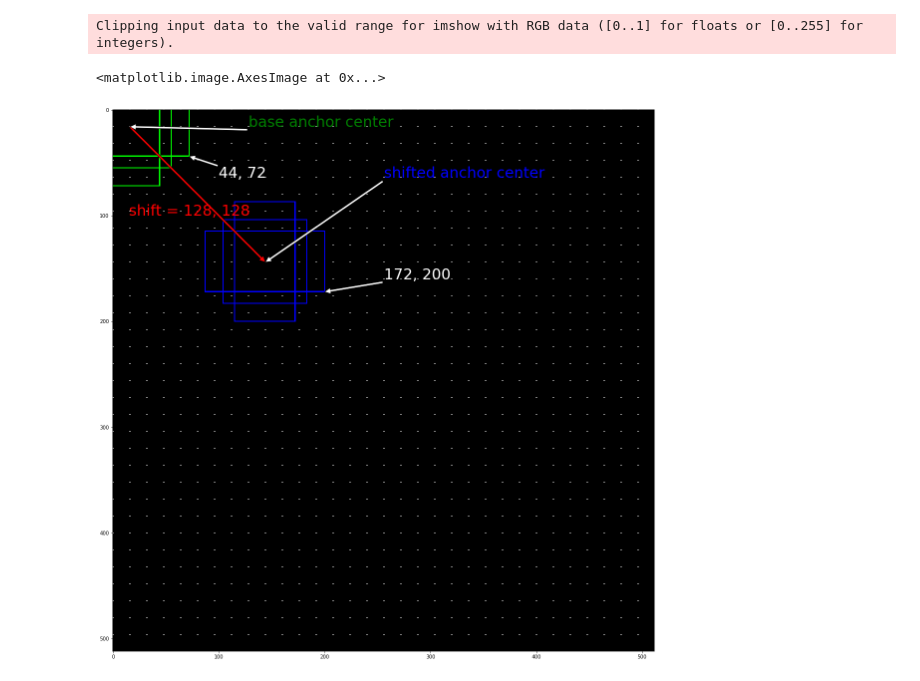
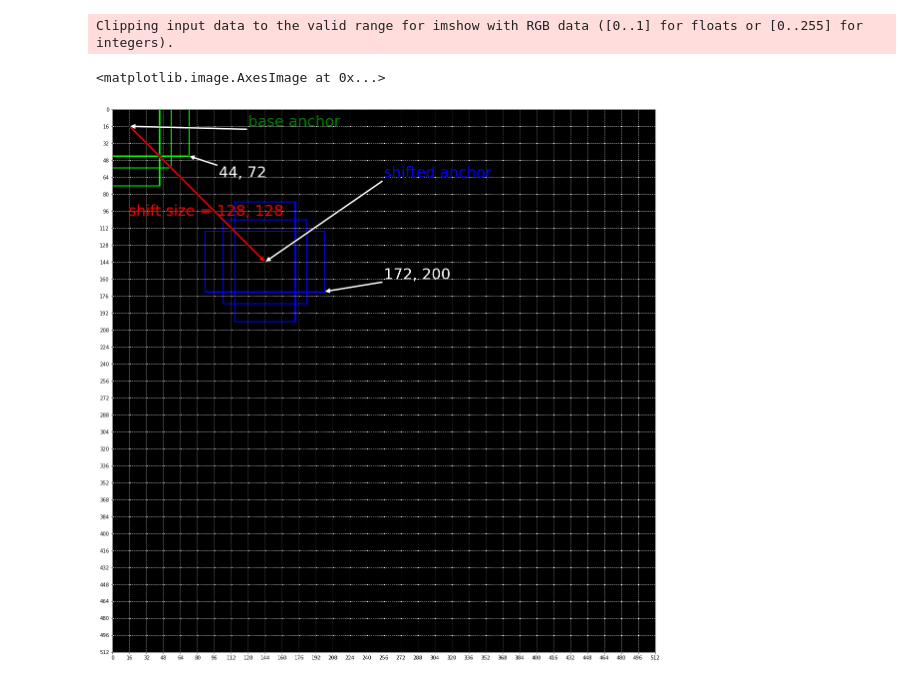
Before and after one commit to whikwon/mpmmdet, a Jupyter notebook: mmdet/anchor/draw_anchor.ipynb, the cells around one changed output. Drawn from its saved outputs; the diff is of its cells as text; code cells hidden in the pictures.

```diff
--- a/mmdet/anchor/draw_anchor.ipynb
+++ b/mmdet/anchor/draw_anchor.ipynb
@@ -88,16 +144,12 @@ Clipping input data to the valid range for imshow with RGB data ([0..1] for floa
 # %%
 base_anchor = gen_base_anchors(32, torch.Tensor([0.5, 1, 2]), torch.Tensor([2, 2*2**(1/3), 2*2**(2/3)]))
 board = np.zeros((512, 512, 3))
-for i in range(512//32):
-    board[i*32,:,:] = 255
-    board[:,i*32,:] = 255
 for shift in shifts.cpu():
     shift = np.array(shift, dtype=np.uint16)
-    board[shift[1], shift[0]] = (255, 255, 0)
-    board[shift[3], shift[2]] = (0, 255, 0)
-board[board>255] = 255
-plt.figure(figsize=(20,20))
-plt.imshow(board)
+    #board[shift[1], shift[0]] = (255, 255, 0)
+    cv2.circle(board, (shift[3], shift[2]), 2, (0,255,0))
+ax = prepare_base_figure((1,1,1), 16)
+ax.imshow(board, extent=[0, 512, 0, 512])
 # %% [output]
 Clipping input data to the valid range for imshow with RGB data ([0..1] for floats or [0..255] for integers).
 <matplotlib.image.AxesImage at 0x...>
@@ -105,40 +157,42 @@ Clipping input data to the valid range for imshow with RGB data ([0..1] for floa
 # %%
 base_anchor = gen_base_anchors(32, torch.Tensor([0.5, 1, 2]), torch.Tensor([2*2**(1/3)]))
 board = np.zeros((512, 512, 3))
+ax = prepare_base_figure((1,1,1), 16)
+
 for shift in shifts.cpu():
     shift = np.array(shift, dtype=np.uint16)
     board[shift[1], shift[0]] = 255
     board[shift[3], shift[2]] = 255
 for anchor in base_anchor:
     x1, y1, x2, y2 = np.array(anchor)
     cv2.rectangle(board, (x1, y1), (x2, y2), (0, 255, 0), 1)
     x1, y1, x2, y2 = np.array(anchor) + 128
     cv2.rectangle(board, (x1, y1), (x2, y2), (0, 0, 255), 1)
 board[board>255] = 255
 
 show_anchor = np.array(base_anchor[2])
 moved_show_anchor = np.array(base_anchor[2]) + 128
-fig = plt.figure(figsize=(20,20))
-ax = fig.add_subplot(111)
+
+
 ax.annotate('', xy=(144, 144), xytext=(16, 16), color='white',size=30,
             arrowprops=dict(facecolor='red', shrink=5),
             )
-ax.annotate('shift = 128, 128', xy=(16, 128), xytext=(15, 100), color='red',size=30
+ax.annotate('shift size = 128, 128', xy=(16, 128), xytext=(15, 100), color='red',size=30
             )
-ax.annotate('shifted anchor center', xy=(144, 144), xytext=(256, 64), color='blue',size=30,
+ax.annotate('shifted anchor = 144,', xy=(144, 144), xytext=(256, 64), color='blue',size=30,
             arrowprops=dict(facecolor='white', shrink=5),
             )
-ax.annotate('base anchor center', xy=(16, 16), xytext=(128, 16), color='green',size=30,
+ax.annotate('base anchor', xy=(16, 16), xytext=(128, 16), color='green',size=30,
             arrowprops=dict(facecolor='white', shrink=5),
             )
 ax.annotate('172, 200', xy=(moved_show_anchor[3], moved_show_anchor[2]), xytext=(256, 160), color='white',size=30,
             arrowprops=dict(facecolor='white', shrink=5),
             )
 ax.annotate('44, 72', xy=(show_anchor[3], show_anchor[2]), xytext=(100, 64), color='white',size=30,
             arrowprops=dict(facecolor='white', shrink=5),
             )
-plt.imshow(board)
+ax.imshow(board, extent=[0, 512, 512, 0])
 # %% [output]
 Clipping input data to the valid range for imshow with RGB data ([0..1] for floats or [0..255] for integers).
 <matplotlib.image.AxesImage at 0x...>
-[figure, old version]
+[figure, new version]
```
Also changed, not shown: parts of 5 cells of this notebook.
